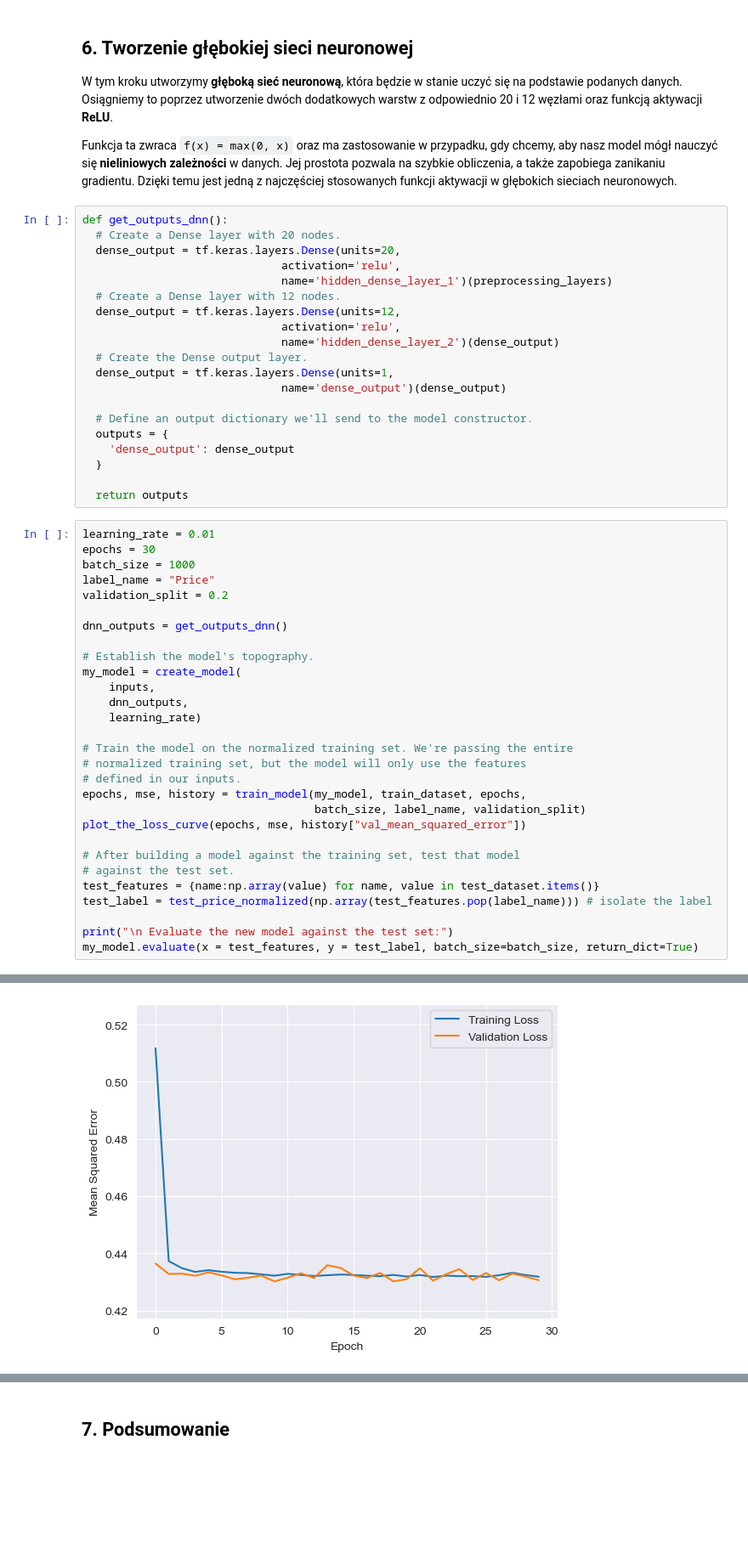
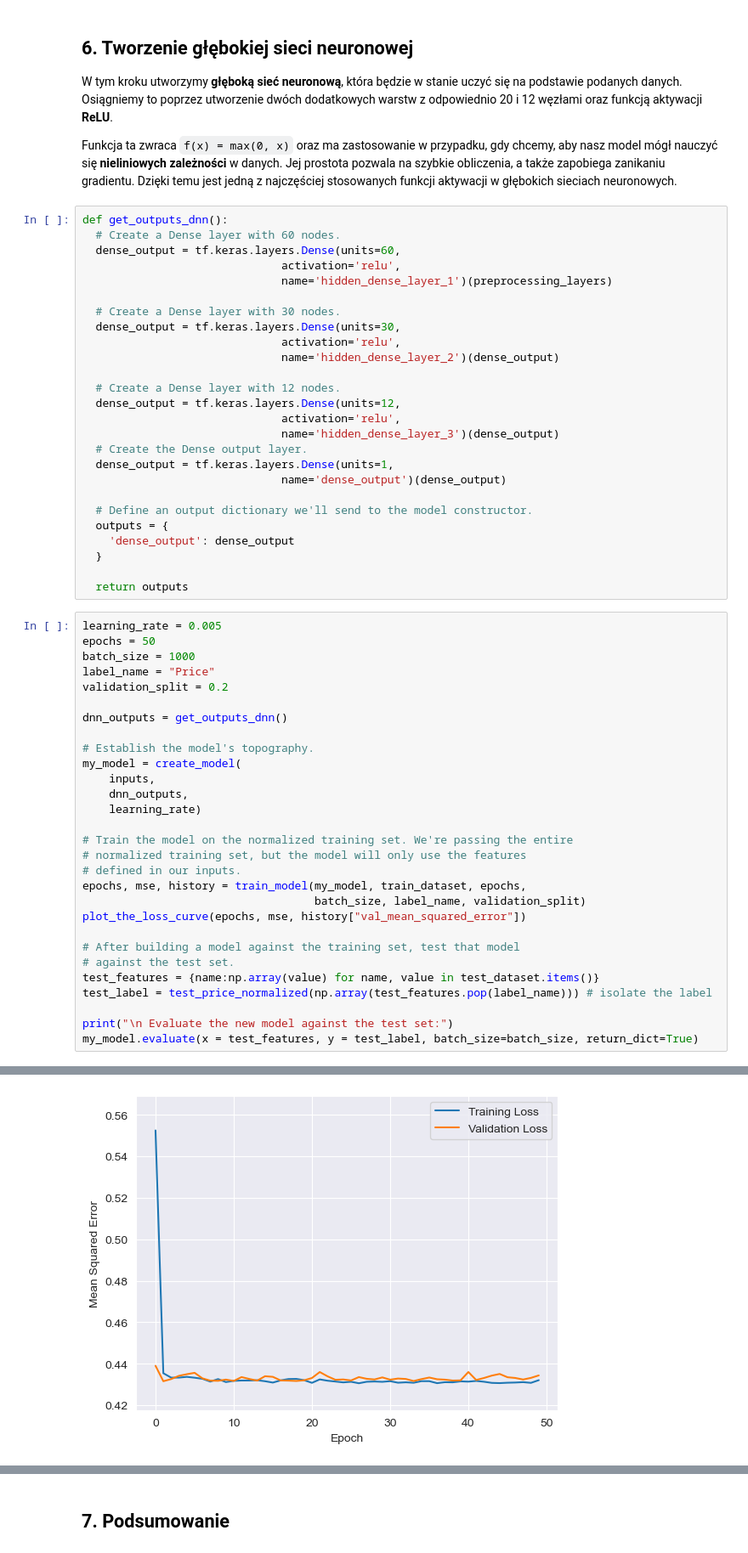
Before and after one commit to staszczm/LaboratoriumPRIAD, a Jupyter notebook: index.ipynb, the cells around one changed output, grey strips where cells are left out. Shown at 85% size. Cells and saved outputs as stored; diff of their text form; blank space fills up the shorter version.

```diff
--- a/index.ipynb
+++ b/index.ipynb
@@ -400,14 +400,20 @@ Osiągniemy to poprzez utworzenie dwóch dodatkowych warstw z odpowiednio 20 i 1
 Funkcja ta zwraca `f(x) = max(0, x)` oraz ma zastosowanie w przypadku, gdy chcemy, aby nasz model mógł nauczyć się **nieliniowych zależności** w danych. Jej prostota pozwala na szybkie obliczenia, a także zapobiega zanikaniu gradientu. Dzięki temu jest jedną z najczęściej stosowanych funkcji aktywacji w głębokich sieciach neuronowych.
 # %%
 def get_outputs_dnn():
-  # Create a Dense layer with 20 nodes.
-  dense_output = tf.keras.layers.Dense(units=20,
+  # Create a Dense layer with 60 nodes.
+  dense_output = tf.keras.layers.Dense(units=60,
                               activation='relu',
                               name='hidden_dense_layer_1')(preprocessing_layers)
+
+  # Create a Dense layer with 30 nodes.
+  dense_output = tf.keras.layers.Dense(units=30,
+                              activation='relu',
+                              name='hidden_dense_layer_2')(dense_output)
+
   # Create a Dense layer with 12 nodes.
   dense_output = tf.keras.layers.Dense(units=12,
                               activation='relu',
-                              name='hidden_dense_layer_2')(dense_output)
+                              name='hidden_dense_layer_3')(dense_output)
   # Create the Dense output layer.
   dense_output = tf.keras.layers.Dense(units=1,
                               name='dense_output')(dense_output)
@@ -419,8 +425,8 @@ def get_outputs_dnn():
 
   return outputs
 # %%
-learning_rate = 0.01
-epochs = 30
+learning_rate = 0.005
+epochs = 50
 batch_size = 1000
 label_name = "Price"
 validation_split = 0.2
@@ -468,2 +474,2 @@ Epoch 30/30
-[figure, old version]
+[figure, new version]
  Evaluate the new model against the test set:
```
Also changed, not shown: parts of 6 cells of this notebook.
